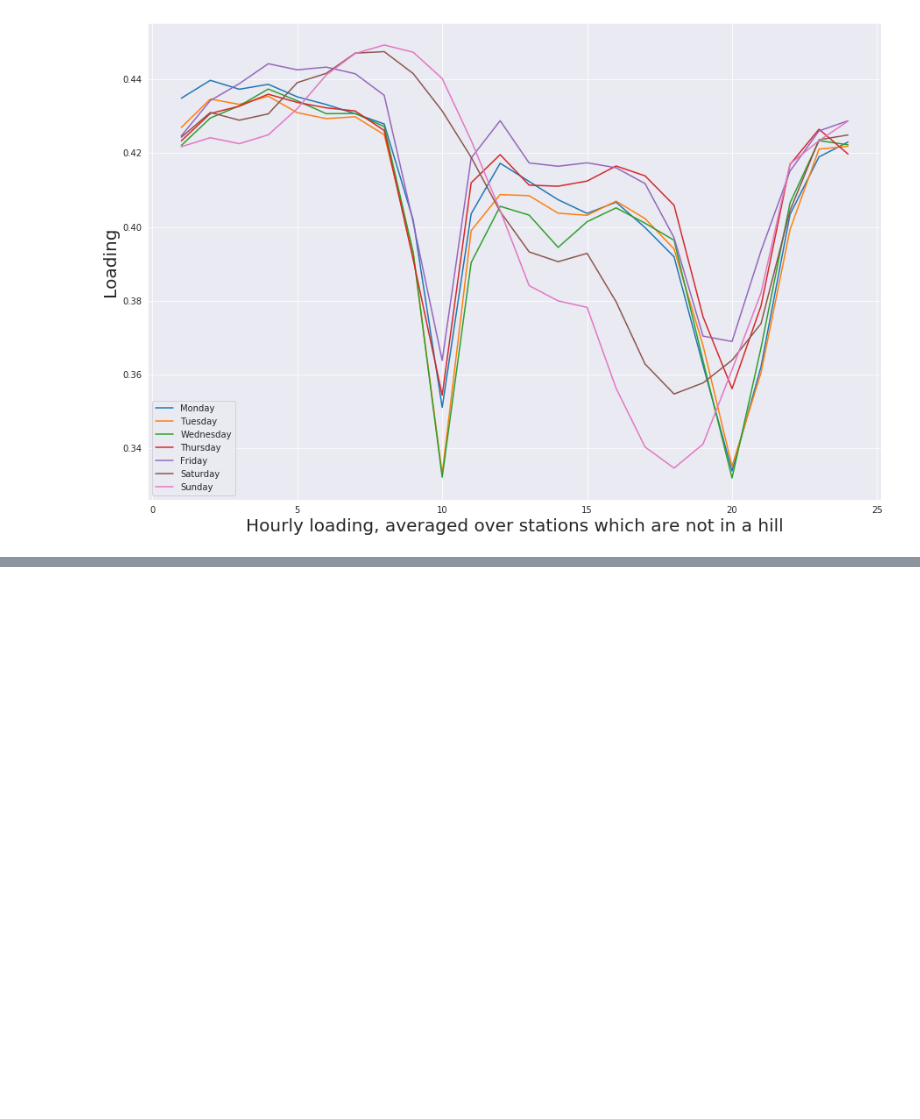
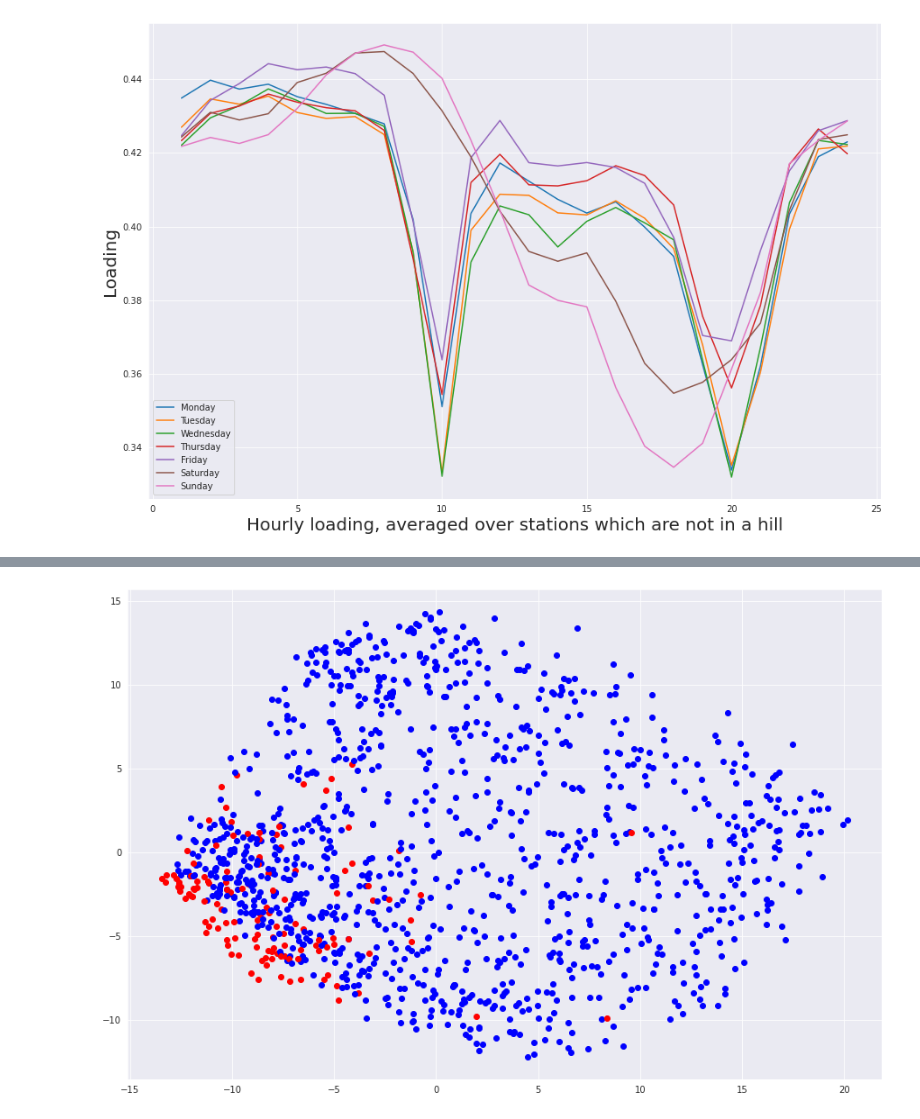
Before and after one commit to NguyenHai7120/DataAnalysis4A, a Jupyter notebook: velib_PythonNotebook_descriptiveAnalysis_solution2022.ipynb, the cells around one changed output, grey strips where cells are left out. Drawn from its saved outputs; the diff is of its cells as text; code cells hidden in the pictures; blank space fills up the shorter version.

```diff
--- a/velib_PythonNotebook_descriptiveAnalysis_solution2022.ipynb
+++ b/velib_PythonNotebook_descriptiveAnalysis_solution2022.ipynb
@@ -392,0 +464,12 @@ plt.show()
+# %%
+## Repésentation des individus
+
+
+
+for i, j, q in zip(C[:,0], C[:,1], velibAdds.bonus):
+    color = "red" if q  else "blue"
+    plt.plot(i, j, "o",color=color)
+#plt.axis((-6,8,-5,7))
+plt.show()
+# %% [output]
+[figure, added]
```
Also changed, not shown: parts of 60 cells of this notebook.
